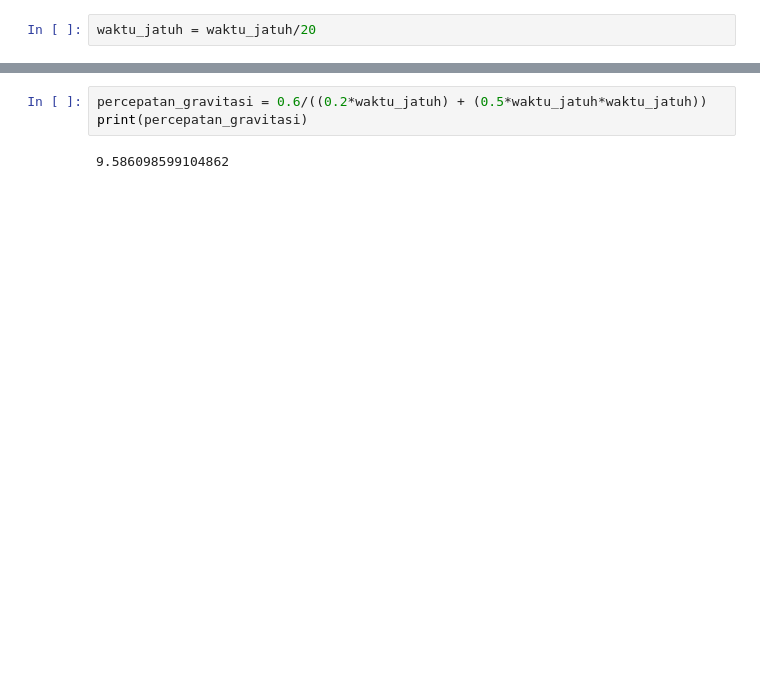
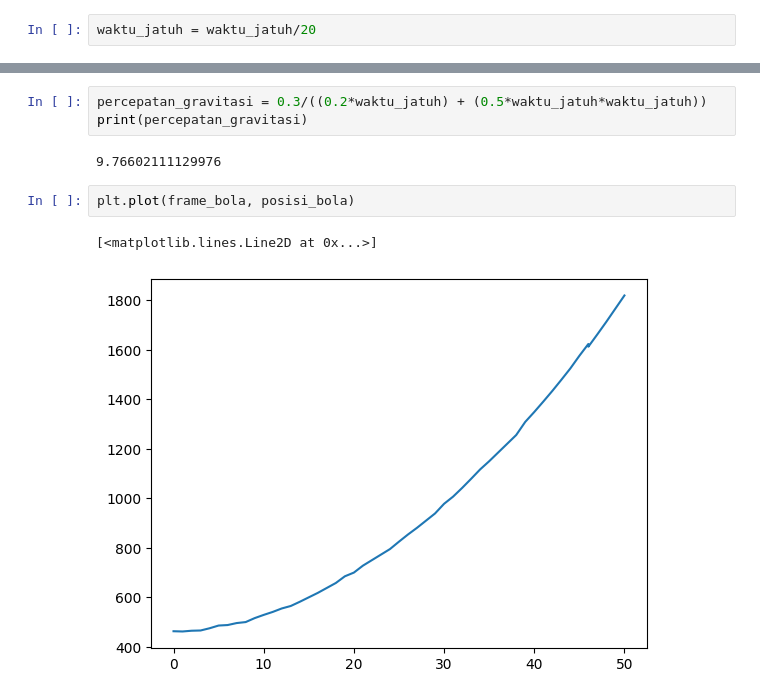
Before and after one commit to Amario1306619051/Freely-Falling-Object-Calculation-Using-YOLOv3, a Jupyter notebook: 10.Analisis.ipynb, the cells around one changed output, grey strips where cells are left out. Cells and saved outputs as stored; diff of their text form; blank space fills up the shorter version.

```diff
--- a/10.Analisis.ipynb
+++ b/10.Analisis.ipynb
@@ -145,5 +176,10 @@ print(waktu_jatuh, " detik pada real time")
 # %%
-percepatan_gravitasi = 0.6/((0.2*waktu_jatuh) + (0.5*waktu_jatuh*waktu_jatuh))
+percepatan_gravitasi = 0.3/((0.2*waktu_jatuh) + (0.5*waktu_jatuh*waktu_jatuh))
 print(percepatan_gravitasi)
 # %% [output]
-9.586098599104862
+9.76602111129976
+# %%
+plt.plot(frame_bola, posisi_bola)
+# %% [output]
+[<matplotlib.lines.Line2D at 0x...>]
+[figure, added]
```
Also changed, not shown: parts of 5 cells of this notebook, 1 other file.
